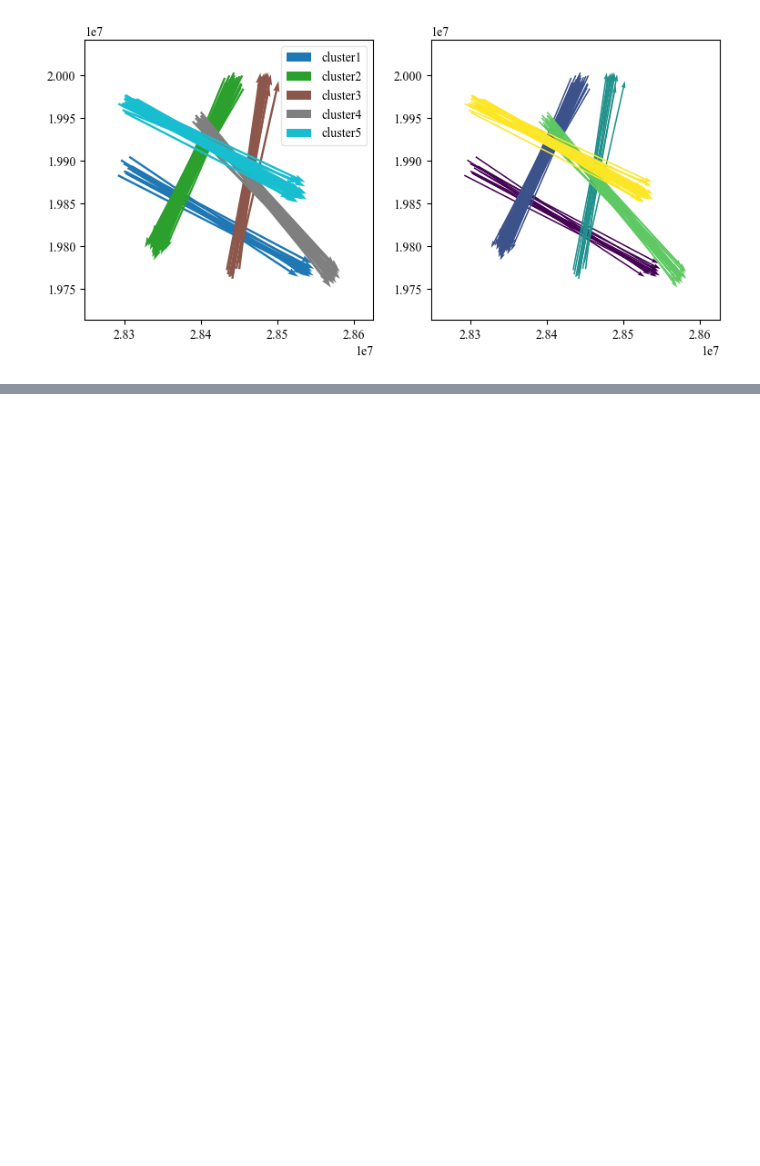
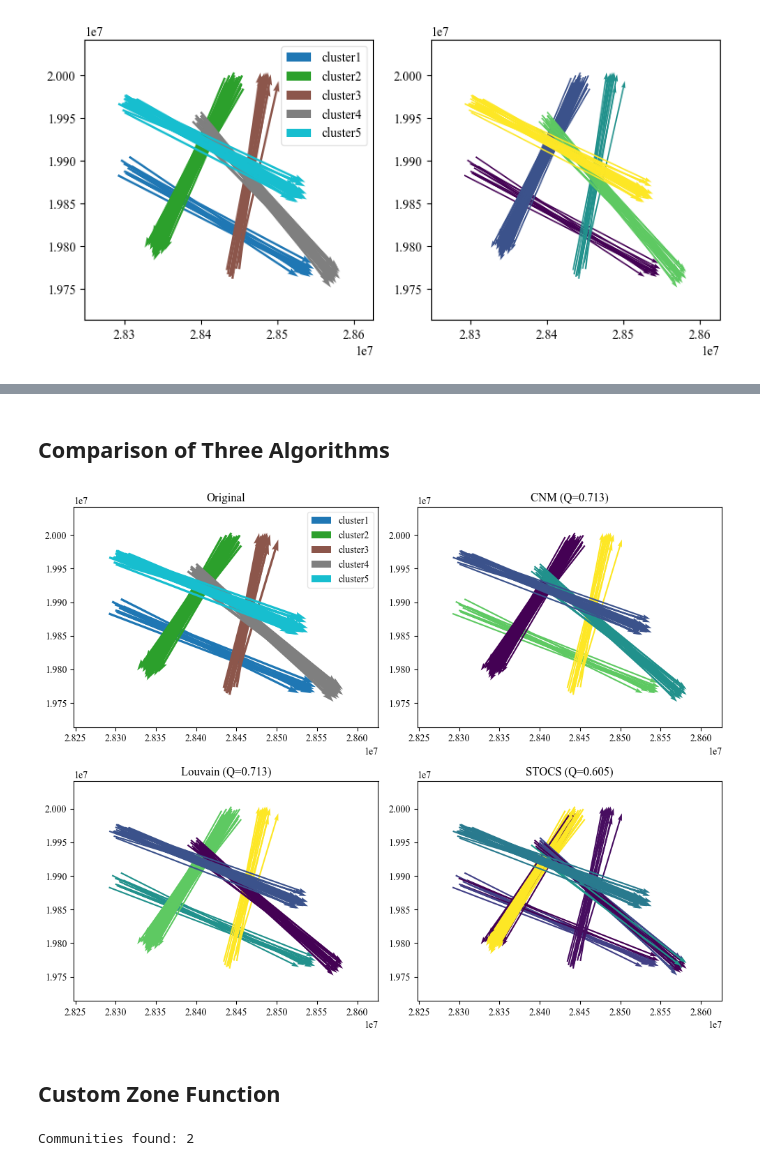
Before and after one commit to djw-easy/geoflowkit, a Jupyter notebook: examples/clustering.ipynb, the cells around one changed output, grey strips where cells are left out. Drawn from its saved outputs; the diff is of its cells as text; code cells hidden in the pictures; blank space fills up the shorter version.

```diff
--- a/examples/clustering.ipynb
+++ b/examples/clustering.ipynb
@@ -60,0 +132,55 @@ fdf.plot(ax=ax2, column='label', zoom=0.15);
+# %% [markdown]
+## Comparison of Three Algorithms
+# %%
+fig, axes = plt.subplots(2, 2, figsize=(10, 8))
+
+fdf.plot(ax=axes[0, 0], column='flow_type', zoom=0.15)
+axes[0, 0].set_title('Original')
+
+fdf['label'] = cnm_model.labels_
+fdf.plot(ax=axes[0, 1], column='label', zoom=0.15)
+axes[0, 1].set_title(f'CNM (Q={cnm_model.modularity_:.3f})')
+
+fdf['label'] = louvain_model.labels_
+fdf.plot(ax=axes[1, 0], column='label', zoom=0.15)
+axes[1, 0].set_title(f'Louvain (Q={louvain_model.modularity_:.3f})')
+
+fdf['label'] = stocs_model.labels_
+fdf.plot(ax=axes[1, 1], column='label', zoom=0.15)
+axes[1, 1].set_title(f'STOCS (Q={stocs_model.modularity_:.3f})')
+
+plt.tight_layout();
+# %% [output]
+[figure, added]
+# %% [markdown]
+## Custom Zone Function
+# %%
+import numpy as np
+
+def my_zone_func(fdf):
+    """Custom zone function: cluster OD points into 4 zones by quadrant."""
+    origins = np.array([[p.x, p.y] for p in fdf.o])
+    destinations = np.array([[p.x, p.y] for p in fdf.d])
+
+    cx = (origins[:, 0].mean() + destinations[:, 0].mean()) / 2
+    cy = (origins[:, 1].mean() + destinations[:, 1].mean()) / 2
+
+    o_zones = ((origins[:, 0] > cx).astype(int) * 2 + (origins[:, 1] > cy).astype(int))
+    d_zones = ((destinations[:, 0] > cx).astype(int) * 2 + (destinations[:, 1] > cy).astype(int))
+
+    zone_centroids = {
+        0: (origins[o_zones == 0].mean(axis=0) if (o_zones == 0).any() else (cx - 1, cy - 1)),
+        1: (origins[o_zones == 1].mean(axis=0) if (o_zones == 1).any() else (cx - 1, cy + 1)),
+        2: (origins[o_zones == 2].mean(axis=0) if (o_zones == 2).any() else (cx + 1, cy - 1)),
+        3: (origins[o_zones == 3].mean(axis=0) if (o_zones == 3).any() else (cx + 1, cy + 1)),
+    }
+
+    return o_zones.astype(int), d_zones.astype(int), zone_centroids
+
+custom_labels = LouvainFlow(
+    zone_method='custom', zone_func=my_zone_func, weight='count', seed=42
+).fit_predict(fdf)
+
+print(f'Communities found: {len(np.unique(custom_labels[custom_labels >= 0]))}')
+# %% [output]
+Communities found: 2
```
Also changed, not shown: parts of 13 cells of this notebook, 23 other files.
